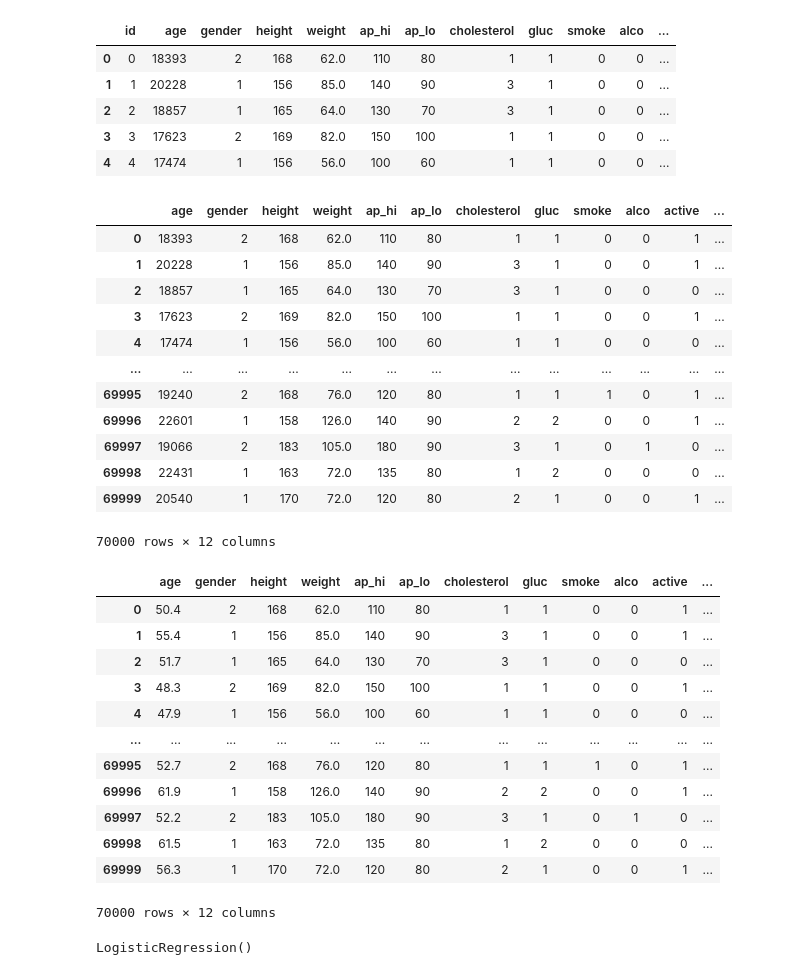
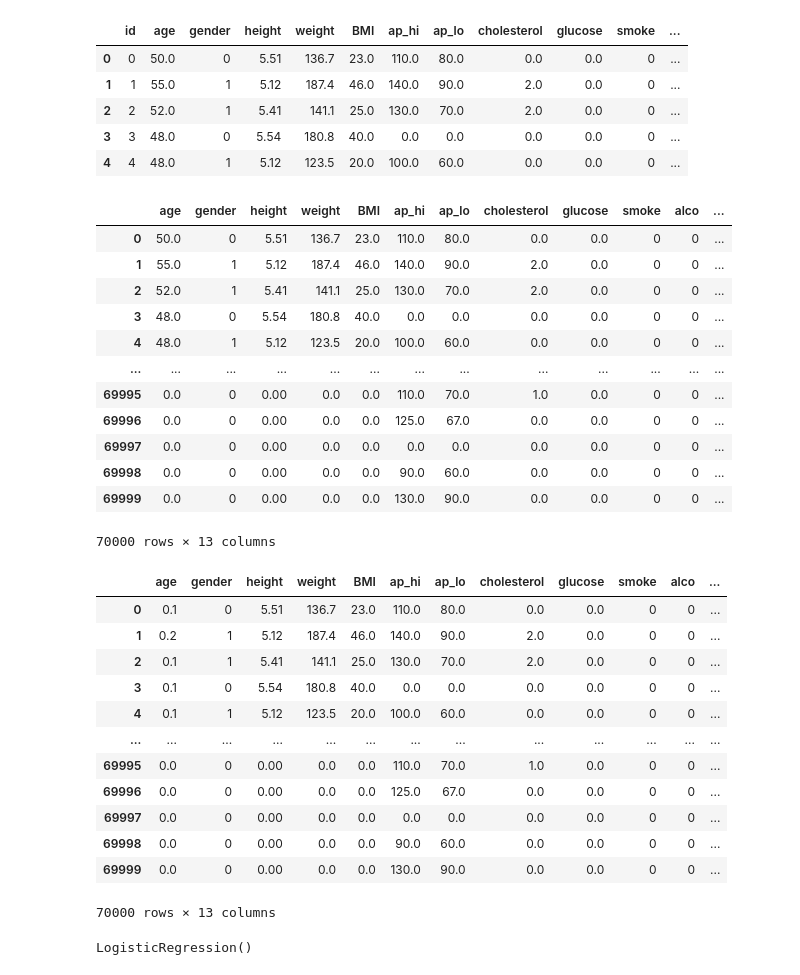
Before and after one commit to fadlnabbouh/final_project, a Jupyter notebook: ML/Log_Regress_Cardio_Model.ipynb, the cells around one changed output. Cells and saved outputs as stored; diff of their text form; code cells hidden in the pictures.

Commit message:
more resources, confusion matrix

```diff
--- a/ML/Log_Regress_Cardio_Model.ipynb
+++ b/ML/Log_Regress_Cardio_Model.ipynb
@@ -2,53 +2,53 @@
 import pandas as pd
 # %%
 # data import
-cardio_train_df = pd.read_csv('Resources/cardio_train.csv')
+cardio_train_df = pd.read_csv('../Resources/Merged.csv')
 cardio_train_df.head()
 # %% [output]
-|  | id | age | gender | height | weight | ap_hi | ap_lo | cholesterol | gluc | smoke | alco | ... |
-| 0 | 0 | 18393 | 2 | 168 | 62.0 | 110 | 80 | 1 | 1 | 0 | 0 | ... |
-| 1 | 1 | 20228 | 1 | 156 | 85.0 | 140 | 90 | 3 | 1 | 0 | 0 | ... |
-| 2 | 2 | 18857 | 1 | 165 | 64.0 | 130 | 70 | 3 | 1 | 0 | 0 | ... |
-| 3 | 3 | 17623 | 2 | 169 | 82.0 | 150 | 100 | 1 | 1 | 0 | 0 | ... |
-| 4 | 4 | 17474 | 1 | 156 | 56.0 | 100 | 60 | 1 | 1 | 0 | 0 | ... |
+|  | id | age | gender | height | weight | BMI | ap_hi | ap_lo | cholesterol | glucose | smoke | ... |
+| 0 | 0 | 50.0 | 0 | 5.51 | 136.7 | 23.0 | 110.0 | 80.0 | 0.0 | 0.0 | 0 | ... |
+| 1 | 1 | 55.0 | 1 | 5.12 | 187.4 | 46.0 | 140.0 | 90.0 | 2.0 | 0.0 | 0 | ... |
+| 2 | 2 | 52.0 | 1 | 5.41 | 141.1 | 25.0 | 130.0 | 70.0 | 2.0 | 0.0 | 0 | ... |
+| 3 | 3 | 48.0 | 0 | 5.54 | 180.8 | 40.0 | 0.0 | 0.0 | 0.0 | 0.0 | 0 | ... |
+| 4 | 4 | 48.0 | 1 | 5.12 | 123.5 | 20.0 | 100.0 | 60.0 | 0.0 | 0.0 | 0 | ... |
 # %%
 # clean data, drop id
 
 clean_df = cardio_train_df.drop(['id'], 1)
 clean_df
 # %% [output]
-|  | age | gender | height | weight | ap_hi | ap_lo | cholesterol | gluc | smoke | alco | active | ... |
-| 0 | 18393 | 2 | 168 | 62.0 | 110 | 80 | 1 | 1 | 0 | 0 | 1 | ... |
-| 1 | 20228 | 1 | 156 | 85.0 | 140 | 90 | 3 | 1 | 0 | 0 | 1 | ... |
-| 2 | 18857 | 1 | 165 | 64.0 | 130 | 70 | 3 | 1 | 0 | 0 | 0 | ... |
-| 3 | 17623 | 2 | 169 | 82.0 | 150 | 100 | 1 | 1 | 0 | 0 | 1 | ... |
-| 4 | 17474 | 1 | 156 | 56.0 | 100 | 60 | 1 | 1 | 0 | 0 | 0 | ... |
+|  | age | gender | height | weight | BMI | ap_hi | ap_lo | cholesterol | glucose | smoke | alco | ... |
+| 0 | 50.0 | 0 | 5.51 | 136.7 | 23.0 | 110.0 | 80.0 | 0.0 | 0.0 | 0 | 0 | ... |
+| 1 | 55.0 | 1 | 5.12 | 187.4 | 46.0 | 140.0 | 90.0 | 2.0 | 0.0 | 0 | 0 | ... |
+| 2 | 52.0 | 1 | 5.41 | 141.1 | 25.0 | 130.0 | 70.0 | 2.0 | 0.0 | 0 | 0 | ... |
+| 3 | 48.0 | 0 | 5.54 | 180.8 | 40.0 | 0.0 | 0.0 | 0.0 | 0.0 | 0 | 0 | ... |
+| 4 | 48.0 | 1 | 5.12 | 123.5 | 20.0 | 100.0 | 60.0 | 0.0 | 0.0 | 0 | 0 | ... |
 | ... | ... | ... | ... | ... | ... | ... | ... | ... | ... | ... | ... | ... |
-| 69995 | 19240 | 2 | 168 | 76.0 | 120 | 80 | 1 | 1 | 1 | 0 | 1 | ... |
-| 69996 | 22601 | 1 | 158 | 126.0 | 140 | 90 | 2 | 2 | 0 | 0 | 1 | ... |
-| 69997 | 19066 | 2 | 183 | 105.0 | 180 | 90 | 3 | 1 | 0 | 1 | 0 | ... |
-| 69998 | 22431 | 1 | 163 | 72.0 | 135 | 80 | 1 | 2 | 0 | 0 | 0 | ... |
-| 69999 | 20540 | 1 | 170 | 72.0 | 120 | 80 | 2 | 1 | 0 | 0 | 1 | ... |
+| 69995 | 0.0 | 0 | 0.00 | 0.0 | 0.0 | 110.0 | 70.0 | 1.0 | 0.0 | 0 | 0 | ... |
+| 69996 | 0.0 | 0 | 0.00 | 0.0 | 0.0 | 125.0 | 67.0 | 0.0 | 0.0 | 0 | 0 | ... |
+| 69997 | 0.0 | 0 | 0.00 | 0.0 | 0.0 | 0.0 | 0.0 | 0.0 | 0.0 | 0 | 0 | ... |
+| 69998 | 0.0 | 0 | 0.00 | 0.0 | 0.0 | 90.0 | 60.0 | 0.0 | 0.0 | 0 | 0 | ... |
+| 69999 | 0.0 | 0 | 0.00 | 0.0 | 0.0 | 130.0 | 90.0 | 0.0 | 0.0 | 0 | 0 | ... |
-70000 rows × 12 columns
+70000 rows × 13 columns
 # %%
 # clean data, convert age
 
 clean_df['age'] = (clean_df['age']/365).round(1)
 clean_df
 # %% [output]
-|  | age | gender | height | weight | ap_hi | ap_lo | cholesterol | gluc | smoke | alco | active | ... |
-| 0 | 50.4 | 2 | 168 | 62.0 | 110 | 80 | 1 | 1 | 0 | 0 | 1 | ... |
-| 1 | 55.4 | 1 | 156 | 85.0 | 140 | 90 | 3 | 1 | 0 | 0 | 1 | ... |
-| 2 | 51.7 | 1 | 165 | 64.0 | 130 | 70 | 3 | 1 | 0 | 0 | 0 | ... |
-| 3 | 48.3 | 2 | 169 | 82.0 | 150 | 100 | 1 | 1 | 0 | 0 | 1 | ... |
-| 4 | 47.9 | 1 | 156 | 56.0 | 100 | 60 | 1 | 1 | 0 | 0 | 0 | ... |
+|  | age | gender | height | weight | BMI | ap_hi | ap_lo | cholesterol | glucose | smoke | alco | ... |
+| 0 | 0.1 | 0 | 5.51 | 136.7 | 23.0 | 110.0 | 80.0 | 0.0 | 0.0 | 0 | 0 | ... |
+| 1 | 0.2 | 1 | 5.12 | 187.4 | 46.0 | 140.0 | 90.0 | 2.0 | 0.0 | 0 | 0 | ... |
+| 2 | 0.1 | 1 | 5.41 | 141.1 | 25.0 | 130.0 | 70.0 | 2.0 | 0.0 | 0 | 0 | ... |
+| 3 | 0.1 | 0 | 5.54 | 180.8 | 40.0 | 0.0 | 0.0 | 0.0 | 0.0 | 0 | 0 | ... |
+| 4 | 0.1 | 1 | 5.12 | 123.5 | 20.0 | 100.0 | 60.0 | 0.0 | 0.0 | 0 | 0 | ... |
 | ... | ... | ... | ... | ... | ... | ... | ... | ... | ... | ... | ... | ... |
-| 69995 | 52.7 | 2 | 168 | 76.0 | 120 | 80 | 1 | 1 | 1 | 0 | 1 | ... |
-| 69996 | 61.9 | 1 | 158 | 126.0 | 140 | 90 | 2 | 2 | 0 | 0 | 1 | ... |
-| 69997 | 52.2 | 2 | 183 | 105.0 | 180 | 90 | 3 | 1 | 0 | 1 | 0 | ... |
-| 69998 | 61.5 | 1 | 163 | 72.0 | 135 | 80 | 1 | 2 | 0 | 0 | 0 | ... |
-| 69999 | 56.3 | 1 | 170 | 72.0 | 120 | 80 | 2 | 1 | 0 | 0 | 1 | ... |
+| 69995 | 0.0 | 0 | 0.00 | 0.0 | 0.0 | 110.0 | 70.0 | 1.0 | 0.0 | 0 | 0 | ... |
+| 69996 | 0.0 | 0 | 0.00 | 0.0 | 0.0 | 125.0 | 67.0 | 0.0 | 0.0 | 0 | 0 | ... |
+| 69997 | 0.0 | 0 | 0.00 | 0.0 | 0.0 | 0.0 | 0.0 | 0.0 | 0.0 | 0 | 0 | ... |
+| 69998 | 0.0 | 0 | 0.00 | 0.0 | 0.0 | 90.0 | 60.0 | 0.0 | 0.0 | 0 | 0 | ... |
+| 69999 | 0.0 | 0 | 0.00 | 0.0 | 0.0 | 130.0 | 90.0 | 0.0 | 0.0 | 0 | 0 | ... |
-70000 rows × 12 columns
+70000 rows × 13 columns
 # %%
 # feature data for X:
 # age, gender, height, weight, ap_hi, ap_lo, cholesterol, gluc, smoke, alco, active
```
Also changed, not shown: parts of 11 cells of this notebook, 9 other files.
